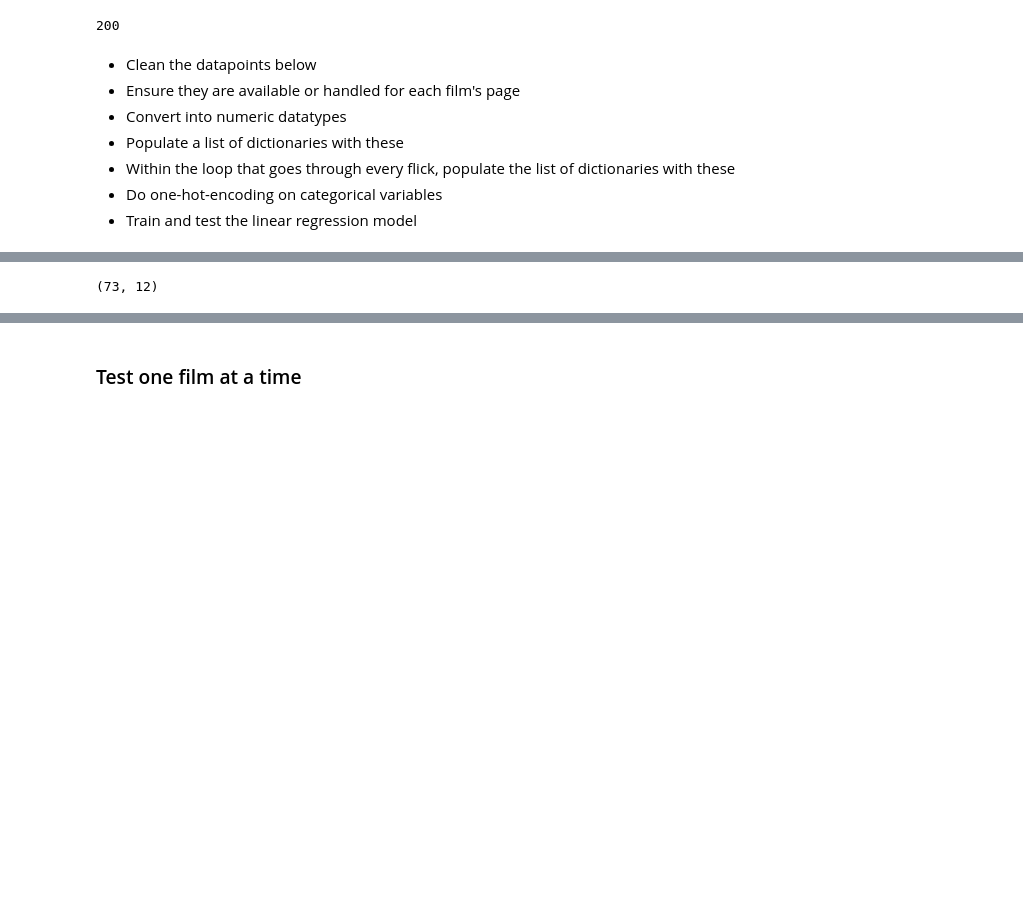
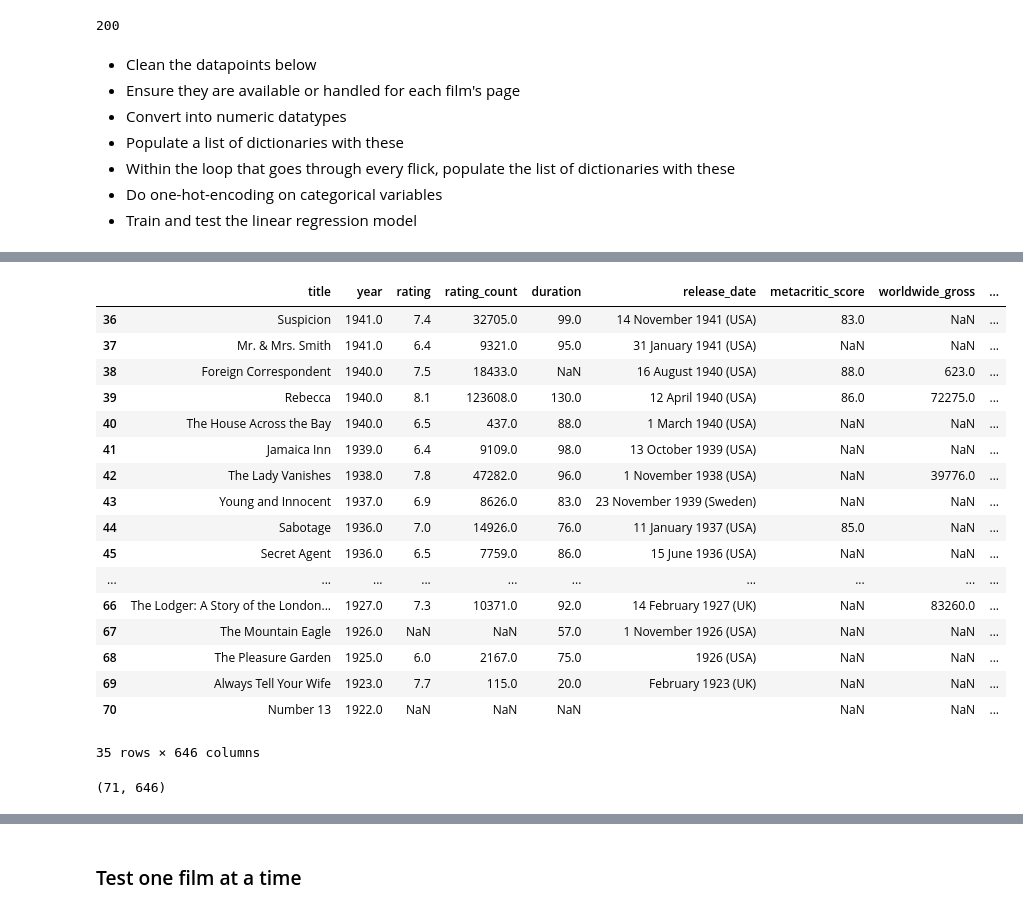
Before and after one commit to jmailman/scrape_flix, a Jupyter notebook: film_directors_streamlined.ipynb, the cells around one changed output, grey strips where cells are left out. Drawn from its saved outputs; the diff is of its cells as text; code cells hidden in the pictures; blank space fills up the shorter version.

```diff
--- a/film_directors_streamlined.ipynb
+++ b/film_directors_streamlined.ipynb
@@ -107,13 +153,13 @@ def parse_film_data( film_soup ):
     film_data = {}
 
     try:
-        film_title_string = film_soup.find(class_ = 'title_wrapper').find('h1').text
+        film_title_string = (film_soup.find(class_ = 'title_wrapper').find('h1').text).strip()
     except:
         film_title_string = ''
     title_line = film_title_string.split('\xa0(')
     film_data['title'] = title_line[0].replace('\xa0','').rstrip() # title part of title line
 
-    film_data['year'] = title_line[1].replace(') ', '') if len(title_line) > 1 else '' # year part of title line
+    film_data['year'] = title_line[1].replace(') ', '').strip(')') if len(title_line) > 1 else '' # year part of title line
 
     try:
         film_rating_tag = film_soup.find('span', itemprop='ratingValue')
@@ -137,7 +183,6 @@ def parse_film_data( film_soup ):
 
     try:
         film_duration_string = film_soup.find('time').text
-        #print(film_duration_string.replace('min',''))
         dur_list = film_duration_string.replace('min','').rstrip().split('h ')
         film_data['duration'] = (int(dur_list[-1]) + 60*int(dur_list[0])) if (len(dur_list)>1) else int(dur_list[-1])
     except:
@@ -202,6 +247,7 @@ def parse_film_data( film_soup ):
 # %%
 list_of_films = []
 
+index_ = 0
 for film in films:
     if ( not is_tv_series(film)):
         film_url_suffix = film.find('a').get('href')
@@ -212,7 +258,7 @@ for film in films:
             film_page = film_response.text
             film_soup = BeautifulSoup(film_page, "lxml")
             film_record = parse_film_data( film_soup )
-            film_record['tv_series'] = False
+            film_record['tv_series'] = 0
     else:  # To be customized
         film_url_suffix = film.find('a').get('href')
         film_url = 'https://imdb.com' + film_url_suffix
@@ -222,7 +268,7 @@ for film in films:
             film_page = film_response.text
             film_soup = BeautifulSoup(film_page, "lxml")
             film_record = parse_film_data( film_soup )
-            film_record['tv_series'] = True
+            film_record['tv_series'] = 1
 
     film_record['documentary'] = is_documentary(film)
     #print(film_record)
@@ -233,9 +279,12 @@ for film in films:
     crew_page = crew_response.text
     crew_soup = BeautifulSoup(crew_page, "lxml")
     film_record.update( parse_crew_data(crew_soup) )
+    film_record.update( parse_cast_data(film_soup) )
+    print(index_)
     print(film_record)
 
     list_of_films.append(film_record)
+    index_+=1
 
 film_catalog = pd.DataFrame(list_of_films )
 # %% [output]
@@ -262,3 +311,10 @@ film_catalog['rating'] = pd.to_numeric(film_catalog['rating'])
 film_catalog['worldwide_gross'] = pd.to_numeric(film_catalog['worldwide_gross'])
 film_catalog['budget'] = pd.to_numeric(film_catalog['budget'])
 film_catalog['metacritic_score'] = pd.to_numeric(film_catalog['metacritic_score'])
+# %%
+first_cast_column = 13
+main_column_names = list(film_catalog.columns[:first_cast_column])
+
+# generate an new cast column headings to match the re-ordered cast columns
+reordered_cast_members = list(film_catalog.iloc[:,first_cast_column:].pipe(lambda df: df.loc[:, df.sum().sort_values(ascending=False).index]).columns)
+main_column_names.extend(reordered_cast_members) # append these to the column headings for the main features
@@ -265,4 +351,26 @@ film_catalog['metacritic_score'] = pd.to_numeric(film_catalog['metacritic_score'
+# %%
+# check the lay of the land
+film_catalog_cast_columns_reordered.iloc[:,:].tail(35)
+# %% [output]
+|  | title | year | rating | rating_count | duration | release_date | metacritic_score | worldwide_gross | ... |
+| 36 | Suspicion | 1941.0 | 7.4 | 32705.0 | 99.0 | 14 November 1941 (USA) | 83.0 | NaN | ... |
+| 37 | Mr. & Mrs. Smith | 1941.0 | 6.4 | 9321.0 | 95.0 | 31 January 1941 (USA) | NaN | NaN | ... |
+| 38 | Foreign Correspondent | 1940.0 | 7.5 | 18433.0 | NaN | 16 August 1940 (USA) | 88.0 | 623.0 | ... |
+| 39 | Rebecca | 1940.0 | 8.1 | 123608.0 | 130.0 | 12 April 1940 (USA) | 86.0 | 72275.0 | ... |
+| 40 | The House Across the Bay | 1940.0 | 6.5 | 437.0 | 88.0 | 1 March 1940 (USA) | NaN | NaN | ... |
+| 41 | Jamaica Inn | 1939.0 | 6.4 | 9109.0 | 98.0 | 13 October 1939 (USA) | NaN | NaN | ... |
+| 42 | The Lady Vanishes | 1938.0 | 7.8 | 47282.0 | 96.0 | 1 November 1938 (USA) | NaN | 39776.0 | ... |
+| 43 | Young and Innocent | 1937.0 | 6.9 | 8626.0 | 83.0 | 23 November 1939 (Sweden) | NaN | NaN | ... |
+| 44 | Sabotage | 1936.0 | 7.0 | 14926.0 | 76.0 | 11 January 1937 (USA) | 85.0 | NaN | ... |
+| 45 | Secret Agent | 1936.0 | 6.5 | 7759.0 | 86.0 | 15 June 1936 (USA) | NaN | NaN | ... |
+| ... | ... | ... | ... | ... | ... | ... | ... | ... | ... |
+| 66 | The Lodger: A Story of the London... | 1927.0 | 7.3 | 10371.0 | 92.0 | 14 February 1927 (UK) | NaN | 83260.0 | ... |
+| 67 | The Mountain Eagle | 1926.0 | NaN | NaN | 57.0 | 1 November 1926 (USA) | NaN | NaN | ... |
+| 68 | The Pleasure Garden | 1925.0 | 6.0 | 2167.0 | 75.0 | 1926 (USA) | NaN | NaN | ... |
+| 69 | Always Tell Your Wife | 1923.0 | 7.7 | 115.0 | 20.0 | February 1923 (UK) | NaN | NaN | ... |
+| 70 | Number 13 | 1922.0 | NaN | NaN | NaN |  | NaN | NaN | ... |
+35 rows × 646 columns
 # %%
-film_catalog.shape
+film_catalog_cast_columns_reordered.shape
 # %% [output]
-(73, 12)
+(71, 646)
```
Also changed, not shown: parts of 59 cells of this notebook.
